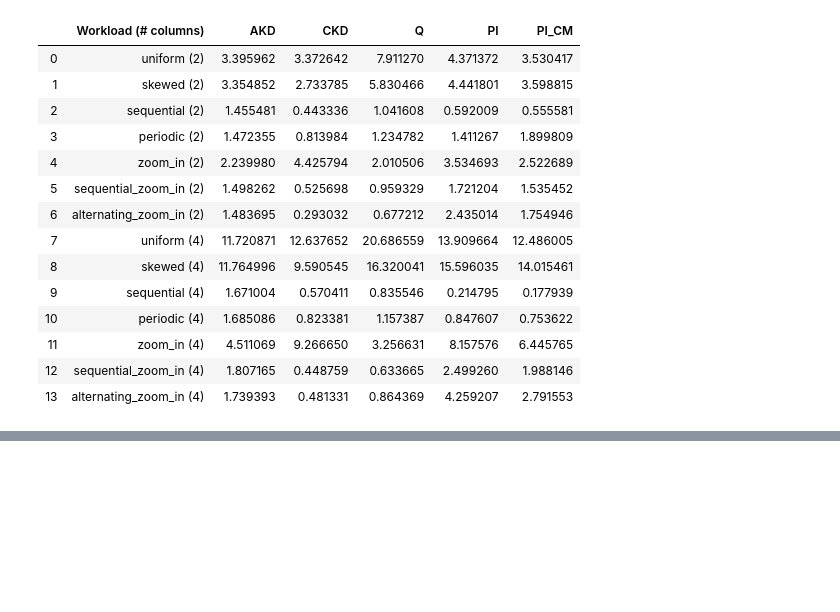
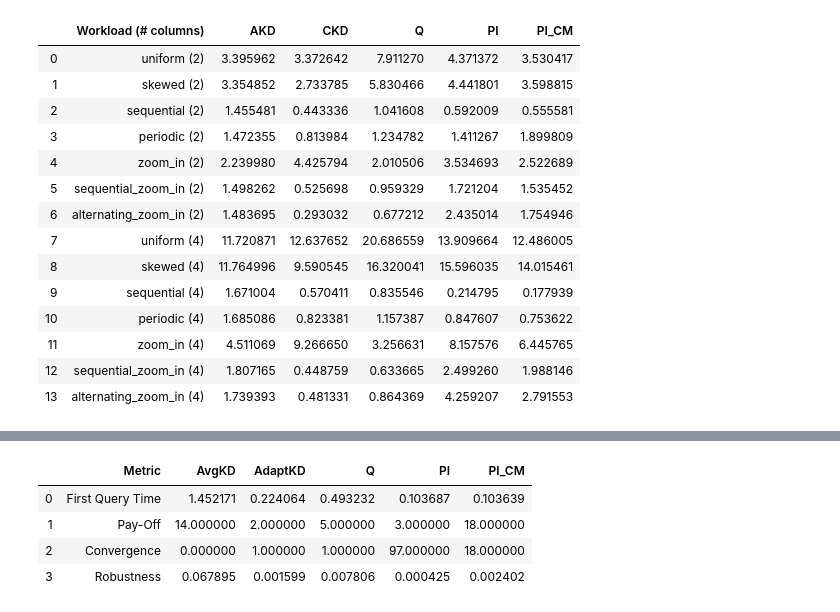
Before and after one commit to pdet/MultidimensionalAdaptiveIndexing, a Jupyter notebook: experiments/synthetic_workloads/plots.ipynb, the cells around one changed output, grey strips where cells are left out. Drawn from its saved outputs; the diff is of its cells as text; code cells hidden in the pictures; blank space fills up the shorter version.

```diff
--- a/experiments/synthetic_workloads/plots.ipynb
+++ b/experiments/synthetic_workloads/plots.ipynb
@@ -402,0 +463,21 @@ df
+# %%
+exp = 'zoom_in'
+n_rows = 10000000
+n_queries = 3000
+n_col = 2
+sel = 0.01
+
+algs = [
+    ('AverageKDTree', 'AvgKD', '0.0'),
+    ('CrackingKDTree', 'AdaptKD', '0.0'),
+    ('Quasii', 'Q', '0.0'),
+    ('ProgressiveIndex', 'PI', '0.1'),
+    ('ProgressiveIndexCostModel', 'PI_CM', '0.1')
+]
+latex_table_metrics(exp, n_rows, n_queries, n_col, sel, algs)
+# %% [output]
+|  | Metric | AvgKD | AdaptKD | Q | PI | PI_CM |
+| 0 | First Query Time | 1.452171 | 0.224064 | 0.493232 | 0.103687 | 0.103639 |
+| 1 | Pay-Off | 14.000000 | 2.000000 | 5.000000 | 3.000000 | 18.000000 |
+| 2 | Convergence | 0.000000 | 1.000000 | 1.000000 | 97.000000 | 18.000000 |
+| 3 | Robustness | 0.067895 | 0.001599 | 0.007806 | 0.000425 | 0.002402 |
```
Also changed, not shown: parts of 3 cells of this notebook, 1 other file.
